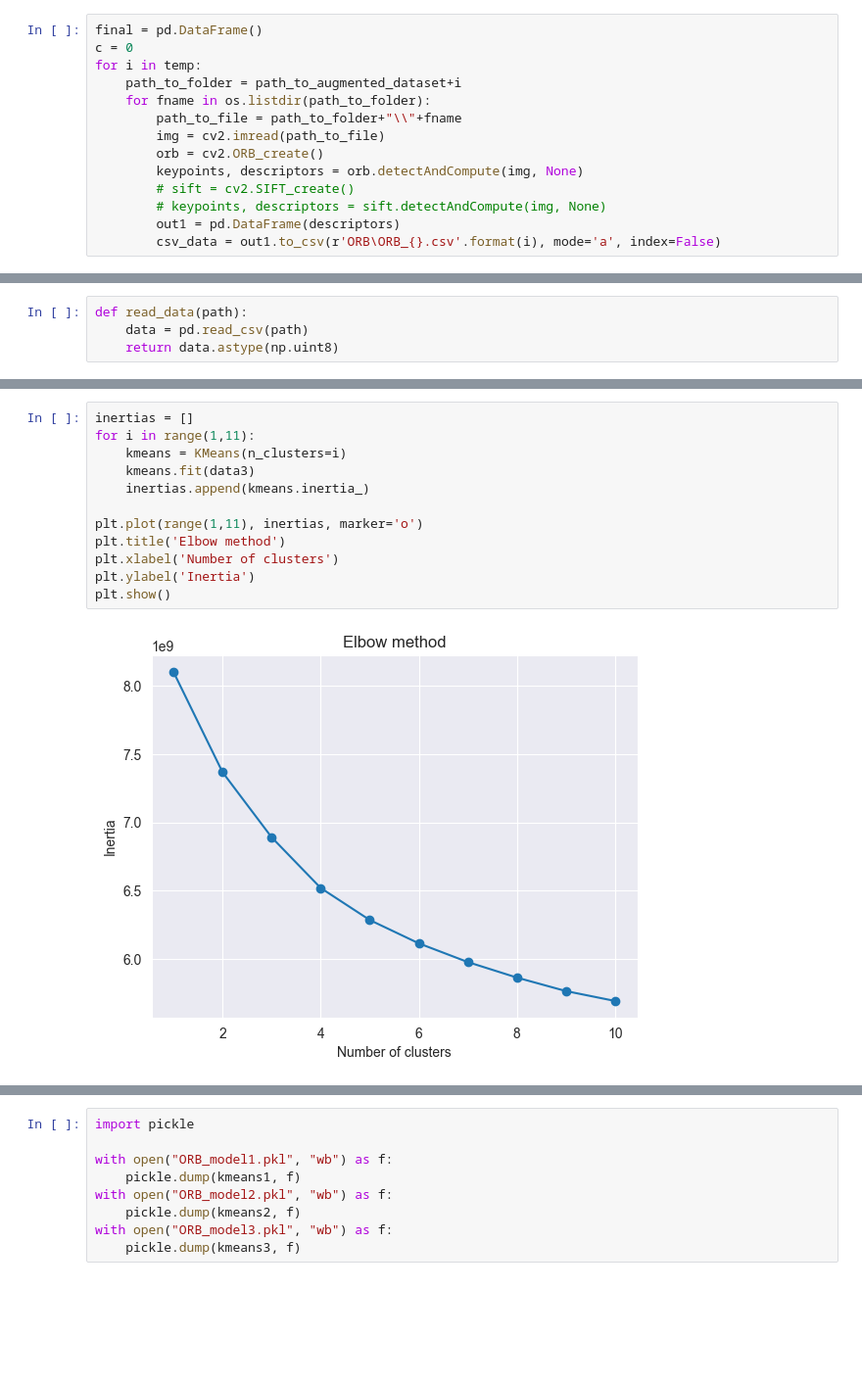
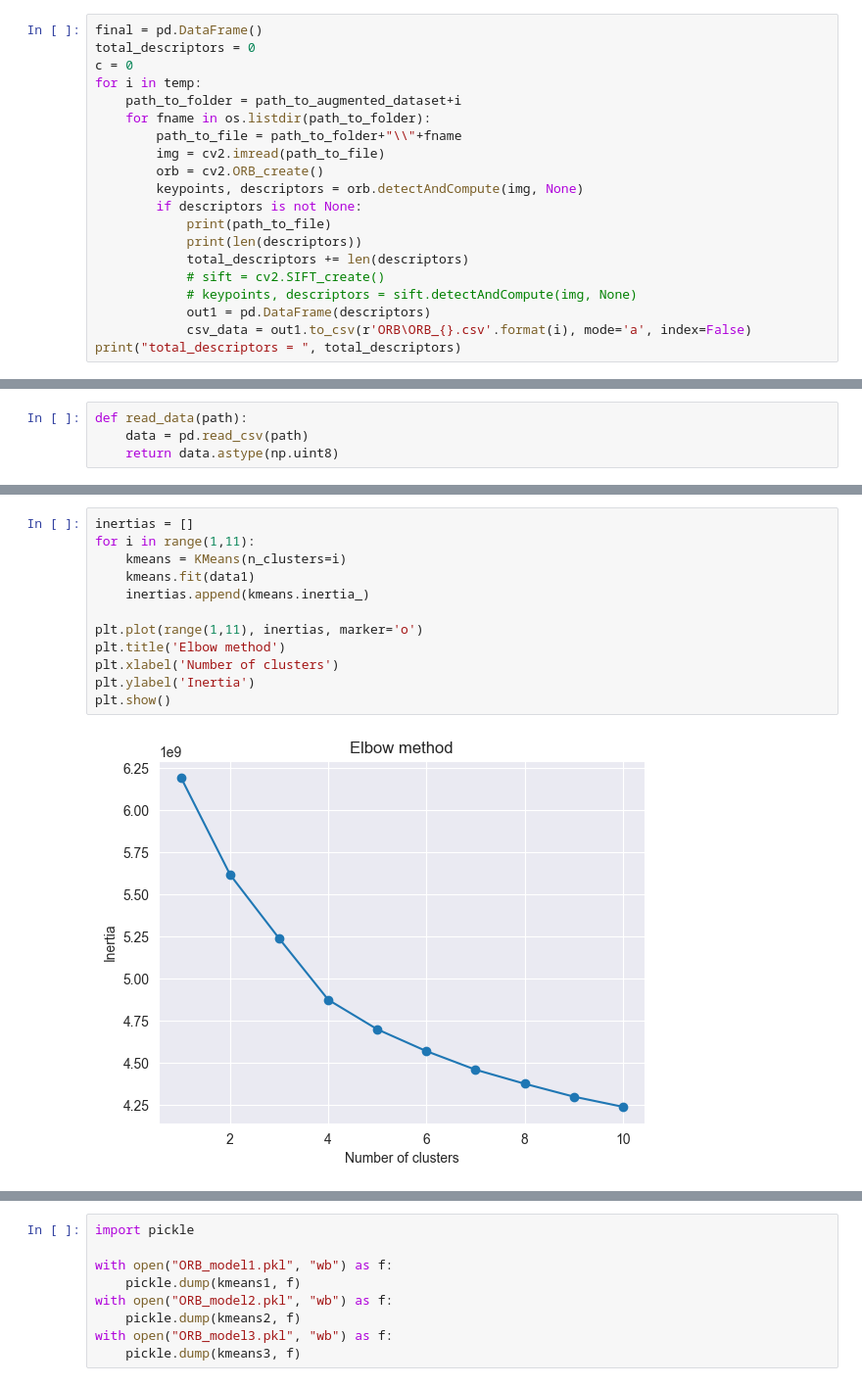
Before and after one commit to summorey22/Detecting_Knee_deformities_usingCV, a Jupyter notebook: ORB.ipynb, the cells around one changed output, grey strips where cells are left out. Shown: that part at 98% size. Saved outputs shown, nothing was run; the diff lists cells and outputs as text; blank space fills up the shorter version.

```diff
--- a/ORB.ipynb
+++ b/ORB.ipynb
@@ -18,6 +19,7 @@ temp = ['Bowlegs', 'Knock-knee', 'Normal Knee']
 # GET FEATURES
 # %%
 final = pd.DataFrame()
+total_descriptors = 0
 c = 0
 for i in temp:
     path_to_folder = path_to_augmented_dataset+i
@@ -26,7 +28,12 @@ for i in temp:
         img = cv2.imread(path_to_file)
         orb = cv2.ORB_create()
         keypoints, descriptors = orb.detectAndCompute(img, None)
-        # sift = cv2.SIFT_create()
-        # keypoints, descriptors = sift.detectAndCompute(img, None)
-        out1 = pd.DataFrame(descriptors)
-        csv_data = out1.to_csv(r'ORB\ORB_{}.csv'.format(i), mode='a', index=False)
+        if descriptors is not None:
+            print(path_to_file)
+            print(len(descriptors))
+            total_descriptors += len(descriptors)
+            # sift = cv2.SIFT_create()
+            # keypoints, descriptors = sift.detectAndCompute(img, None)
+            out1 = pd.DataFrame(descriptors)
+            csv_data = out1.to_csv(r'ORB\ORB_{}.csv'.format(i), mode='a', index=False)
+print("total_descriptors = ", total_descriptors)
@@ -75,15 +97,15 @@ print(data3)
 # %%
 inertias = []
 for i in range(1,11):
     kmeans = KMeans(n_clusters=i)
-    kmeans.fit(data3)
+    kmeans.fit(data1)
     inertias.append(kmeans.inertia_)
 
 plt.plot(range(1,11), inertias, marker='o')
 plt.title('Elbow method')
 plt.xlabel('Number of clusters')
 plt.ylabel('Inertia')
 plt.show()
 # %% [output]
-[figure, old version]
+[figure, new version]
 # %%
```
Also changed, not shown: parts of 15 cells of this notebook, 2 other files.
